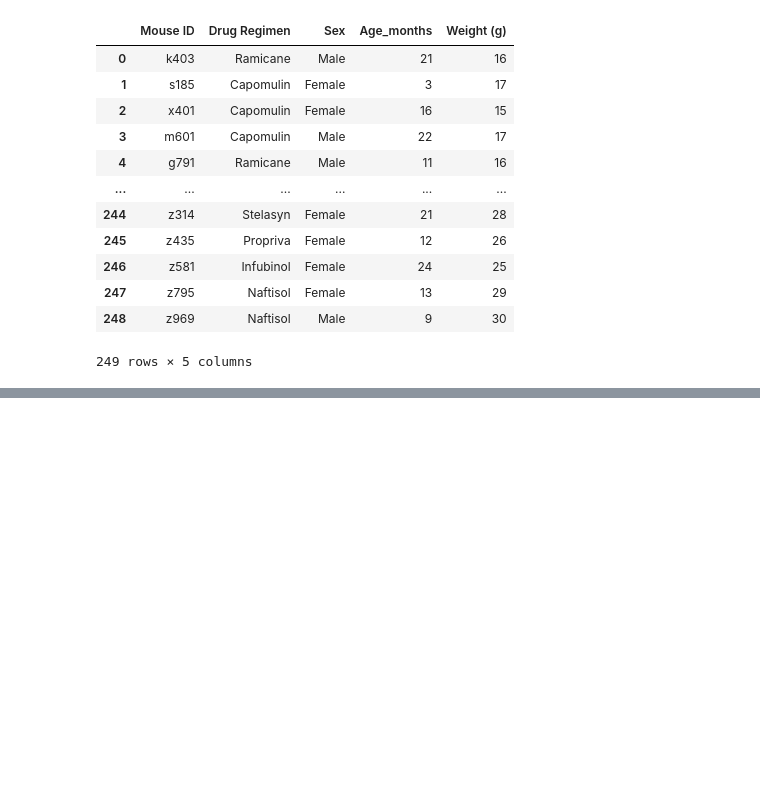
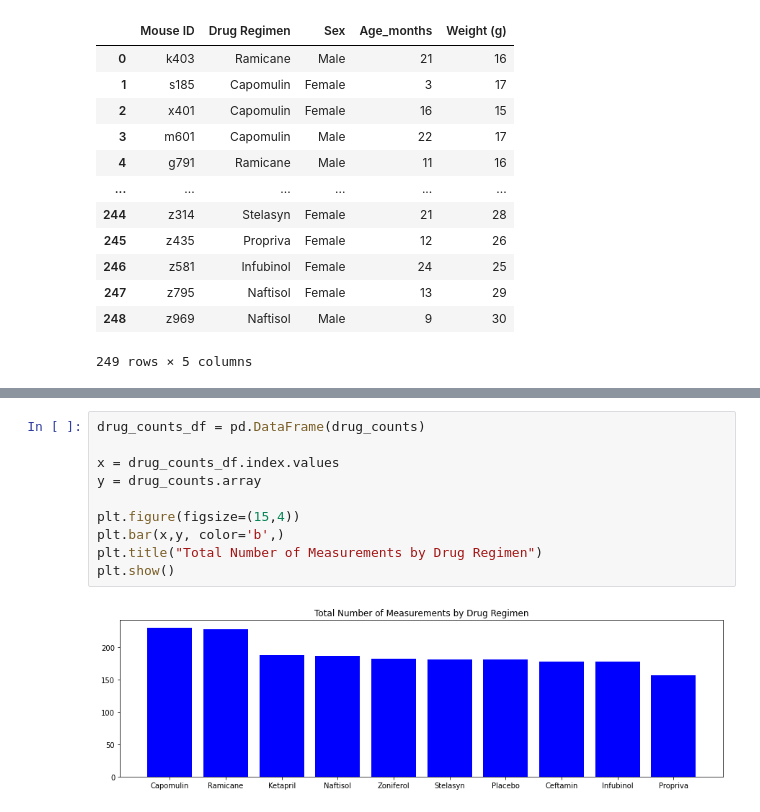
Before and after one commit to schwamb/matplotlib-challenge, a Jupyter notebook: pymaceuticals.ipynb, the cells around one changed output, grey strips where cells are left out. Saved outputs shown, nothing was run; the diff lists cells and outputs as text; blank space fills up the shorter version.

```diff
--- a/pymaceuticals.ipynb
+++ b/pymaceuticals.ipynb
@@ -25,0 +215,12 @@ study_df
+# %%
+drug_counts_df = pd.DataFrame(drug_counts)
+
+x = drug_counts_df.index.values
+y = drug_counts.array
+
+plt.figure(figsize=(15,4))
+plt.bar(x,y, color='b',)
+plt.title("Total Number of Measurements by Drug Regimen")
+plt.show()
+# %% [output]
+[figure, added]
```
Also changed, not shown: parts of 16 cells of this notebook.
